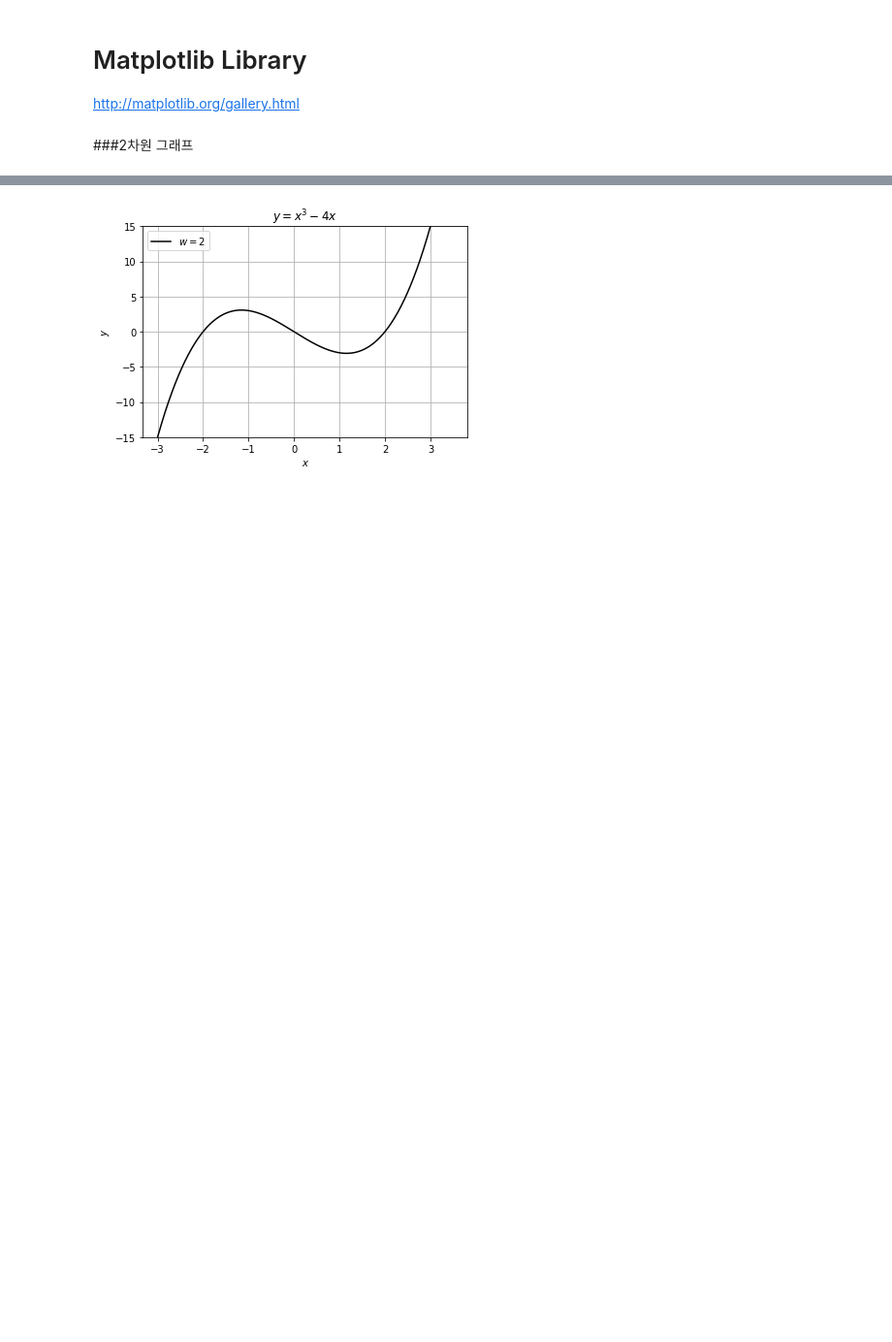
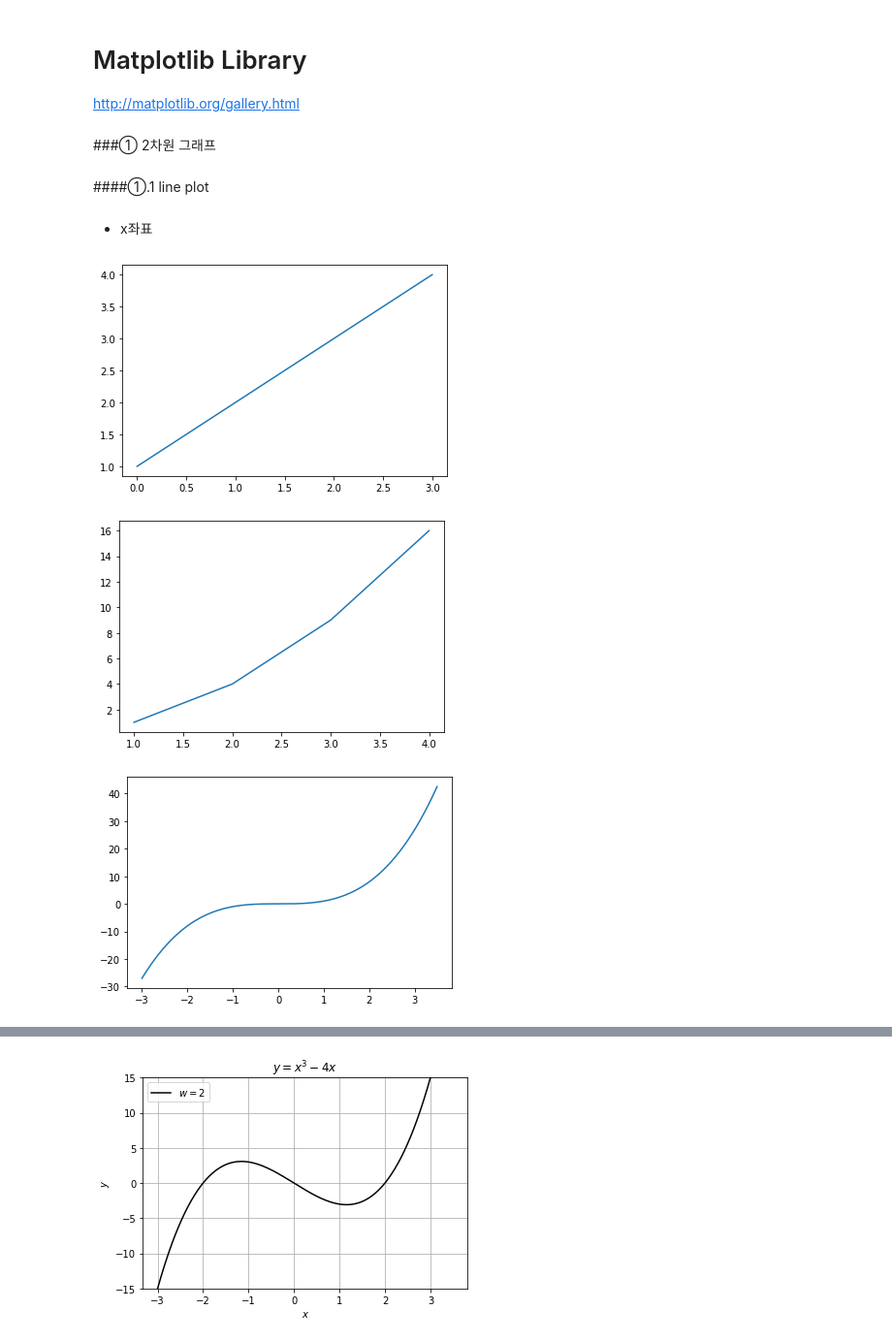
Before and after one commit to yoonyoung27/prac_python, a Jupyter notebook: matplotlib_prac.ipynb, the cells around one changed output, grey strips where cells are left out. Shown at 97% size. Cells and saved outputs as stored; diff of their text form; code cells hidden in the pictures; blank space fills up the shorter version.

```diff
--- a/matplotlib_prac.ipynb
+++ b/matplotlib_prac.ipynb
@@ -6,2 +10,23 @@ http://matplotlib.org/gallery.html
 # %% [markdown]
-###2차원 그래프
+###① 2차원 그래프
+# %% [markdown]
+####①.1 line plot
+# %%
+x=np.arange(-3, 3.5, 0.5)
+#x=np.linspace(-3, 3, 13) ; 위와 같은 식
+# %% [markdown]
+* x좌표
+# %%
+plt.plot([1,2,3,4])
+#plt.plot([1,2,3,4],[0,1,2,3]) ; 위와 같은 식
+plt.show()
+
+plt.plot([1,2,3,4],[1,4,9,16])
+plt.show()
+
+plt.plot(x, x**3,)
+plt.show()
+# %% [output]
+[figure, added]
+[figure, added]
+[figure, added]
```
Also changed, not shown: parts of 25 cells of this notebook.
